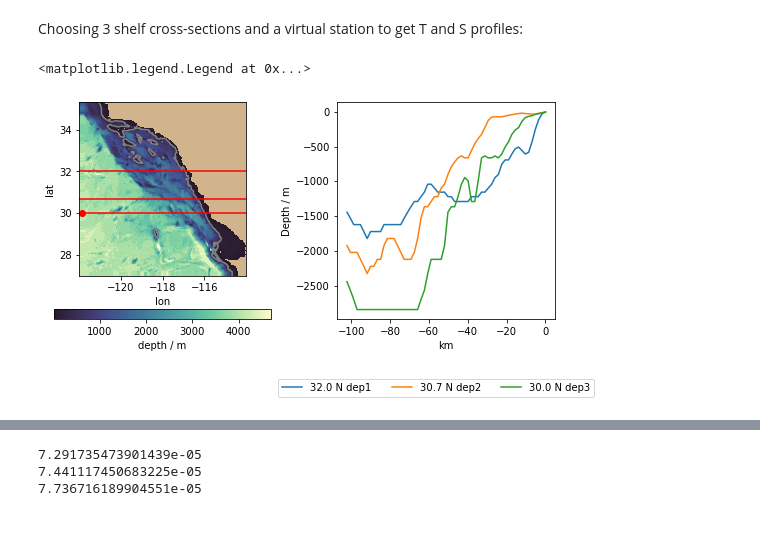
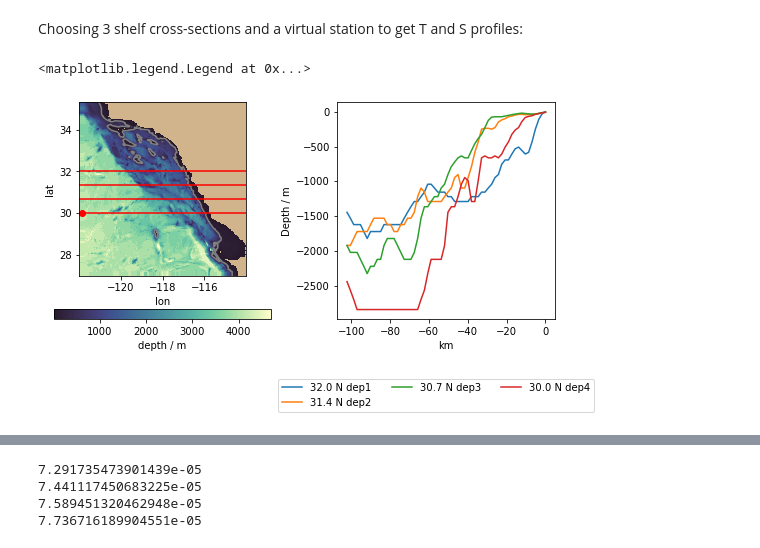
Before and after one commit to anakarinarm/notebooks_SVB, a Jupyter notebook: MITgcm/domain5/CTW/input_Brink_code.ipynb, the cells around one changed output, grey strips where cells are left out. Drawn from its saved outputs; the diff is of its cells as text; code cells hidden in the pictures.

```diff
--- a/MITgcm/domain5/CTW/input_Brink_code.ipynb
+++ b/MITgcm/domain5/CTW/input_Brink_code.ipynb
@@ -71,6 +71,7 @@ cn2 = ax1.contour(lon,lat,depth, colors='0.5', levels=[250])
 # cross-shelf sections
 ax1.plot(lon[:],lat[lat_ind2+50]*np.ones_like(lon),'r-')
 ax1.plot(lon[:],lat[lat_ind2+100]*np.ones_like(lon),'r-')
+ax1.plot(lon[:],lat[lat_ind2+150]*np.ones_like(lon),'r-')
 ax1.plot(lon[:],lat[lat_ind2+200]*np.ones_like(lon),'r-')
 ax1.plot(lon[lon_ind_st], lat[lat_ind2+50],'ro')
 cb.set_label('depth / m')
@@ -78,43 +79,42 @@ ax1.set_xlabel('lon')
 ax1.set_ylabel('lat')
 ax1.set_aspect(1)
 
 # Cross-shelf bathymetry profiles
 coast_ind1 = int(np.argmax(-depth[lat_ind2+200,:].data))
 dist1 = 111*(lon[:coast_ind1]-lon[coast_ind1-1])
 dep1 = -depth[lat_ind2+200,:coast_ind1]
 
 #dist_array = np.zeros(len(lon[:coast_ind1]))
 #for kk in range(1,len(lon[:coast_ind1])):
 #    lat1 = lat[lat_ind2+50]
 #    lon1 = lon[kk-1]
 #    lat2 = lat[lat_ind2+50]
 #    lon2 = lon[kk]
 #    dist_array[kk]=  distance(lat1, lon1, lat2, lon2)
 #dist1 = np.cumsum(dist_array)
 #dist1 = 111*(lon[:]-lon[-1])
 #dep1 = -depth[lat_ind2+200,:]
 ax2.plot(dist1[-60:],dep1[-60:], label='%1.1f N dep1' %lat[lat_ind2+200])
 
-coast_ind2 = int(np.argmax(-depth[lat_ind2+100,:].data))
+coast_ind2 = int(np.argmax(-depth[lat_ind2+150,:].data))
 dist2 = 111*(lon[:coast_ind2]-lon[coast_ind2-1])
-dep2 = -depth[lat_ind2+100,:coast_ind2]
-#dist2 = 111*(lon[:]-lon[-1])
-#dep2 = -depth[lat_ind2+100,:]
-ax2.plot(dist2[-60:],dep2[-60:], label='%1.1f N dep2' %lat[lat_ind2+100])
+dep2 = -depth[lat_ind2+150,:coast_ind2]
+ax2.plot(dist2[-60:],dep2[-60:], label='%1.1f N dep2' %lat[lat_ind2+150])
 
-coast_ind3 = int(np.argmax(-depth[lat_ind2+50,:].data))
+coast_ind3 = int(np.argmax(-depth[lat_ind2+100,:].data))
 dist3 = 111*(lon[:coast_ind3]-lon[coast_ind3-1])
-dep3 = -depth[lat_ind2+50,:coast_ind3]
+dep3 = -depth[lat_ind2+100,:coast_ind3]
+ax2.plot(dist3[-60:],dep3[-60:], label='%1.1f N dep3' %lat[lat_ind2+100])
 
-#dist3 = 111*(lon[:]-lon[-1])
-#dep3 = -depth[lat_ind2+50,:]
-
-ax2.plot(dist3[-60:],dep3[-60:], label='%1.1f N dep3' %lat[lat_ind2+50])
+coast_ind4 = int(np.argmax(-depth[lat_ind2+50,:].data))
+dist4 = 111*(lon[:coast_ind4]-lon[coast_ind4-1])
+dep4 = -depth[lat_ind2+50,:coast_ind4]
+ax2.plot(dist4[-60:],dep4[-60:], label='%1.1f N dep4' %lat[lat_ind2+50])
 
 ax2.set_xlabel('km')
 ax2.set_ylabel('Depth / m')
 ax2.legend(bbox_to_anchor=(1.2,-0.25), ncol=3)
 # %% [output]
 <matplotlib.legend.Legend at 0x...>
-[figure, old version]
+[figure, new version]
 # %%
@@ -186,10 +186,11 @@ for dis in dist1[-120:]:
 -1.73,
 0.00,
 # %%
-for ind in [lat_ind2+50,lat_ind2+100,lat_ind2+200]:
+for ind in [lat_ind2+50,lat_ind2+100,lat_ind2+150,lat_ind2+200]:
     f=sw.f(lat[ind])
     print(f)
 # %% [output]
 7.291735473901439e-05
 7.441117450683225e-05
+7.589451320462948e-05
 7.736716189904551e-05
```
Also changed, not shown: parts of 1 cell of this notebook, 3 other files.
